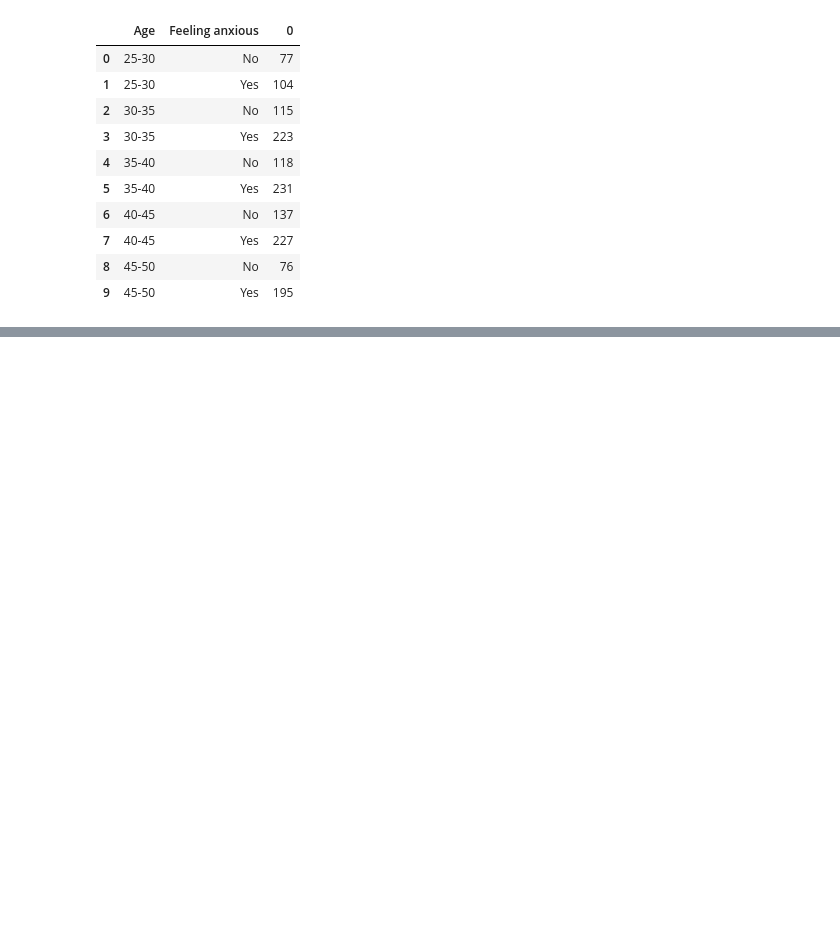
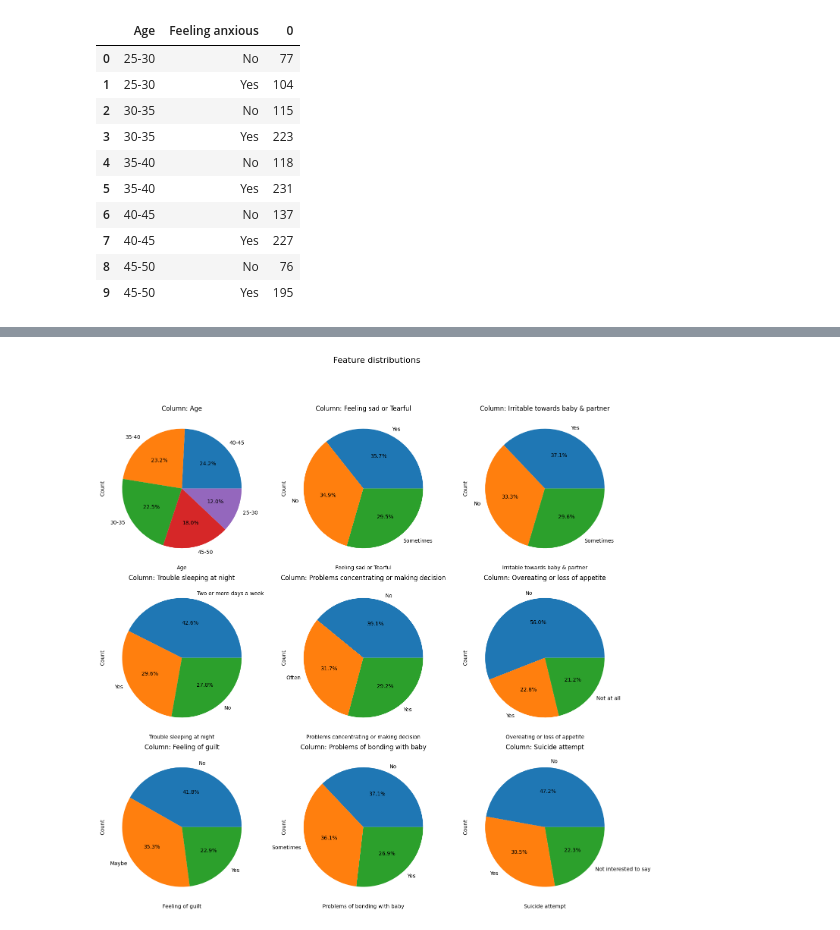
Before and after one commit to sherrywilly/CE880_Case_Study, a Jupyter notebook: case_study.ipynb, the cells around one changed output, grey strips where cells are left out. Cells and saved outputs as stored; diff of their text form; code cells hidden in the pictures; blank space fills up the shorter version.

```diff
--- a/case_study.ipynb
+++ b/case_study.ipynb
@@ -150,0 +179,15 @@ df.groupby(['Age','Feeling anxious']).size().reset_index()
+# %%
+fig, axes = plt.subplots(3, 3, figsize=(15, 3 * 5))
+for index, column in enumerate(columns):
+    row_idx,col_idx = index // 3,index % 3
+    ax = axes[row_idx, col_idx]
+    df[column].value_counts().plot(kind='pie', autopct='%1.1f%%',ax=ax)
+    ax.set_xlabel(column)
+    ax.set_ylabel("Count")
+    ax.set_title(f"Column: {column}")
+fig.suptitle("Feature distributions", fontsize=16)
+fig.tight_layout()
+fig.subplots_adjust(top=0.88)
+plt.show()
+# %% [output]
+[figure, added]
```
Also changed, not shown: parts of 5 cells of this notebook.
